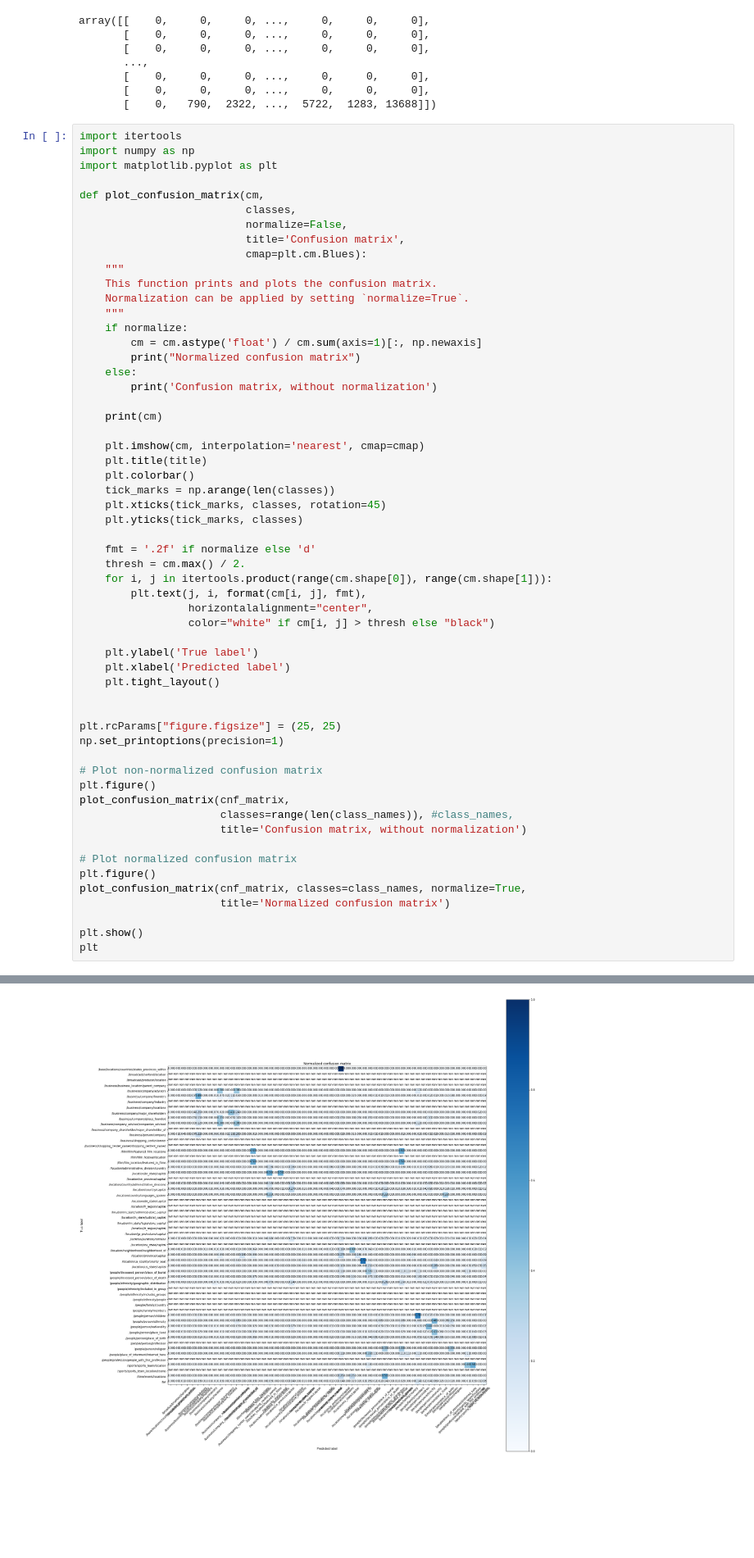
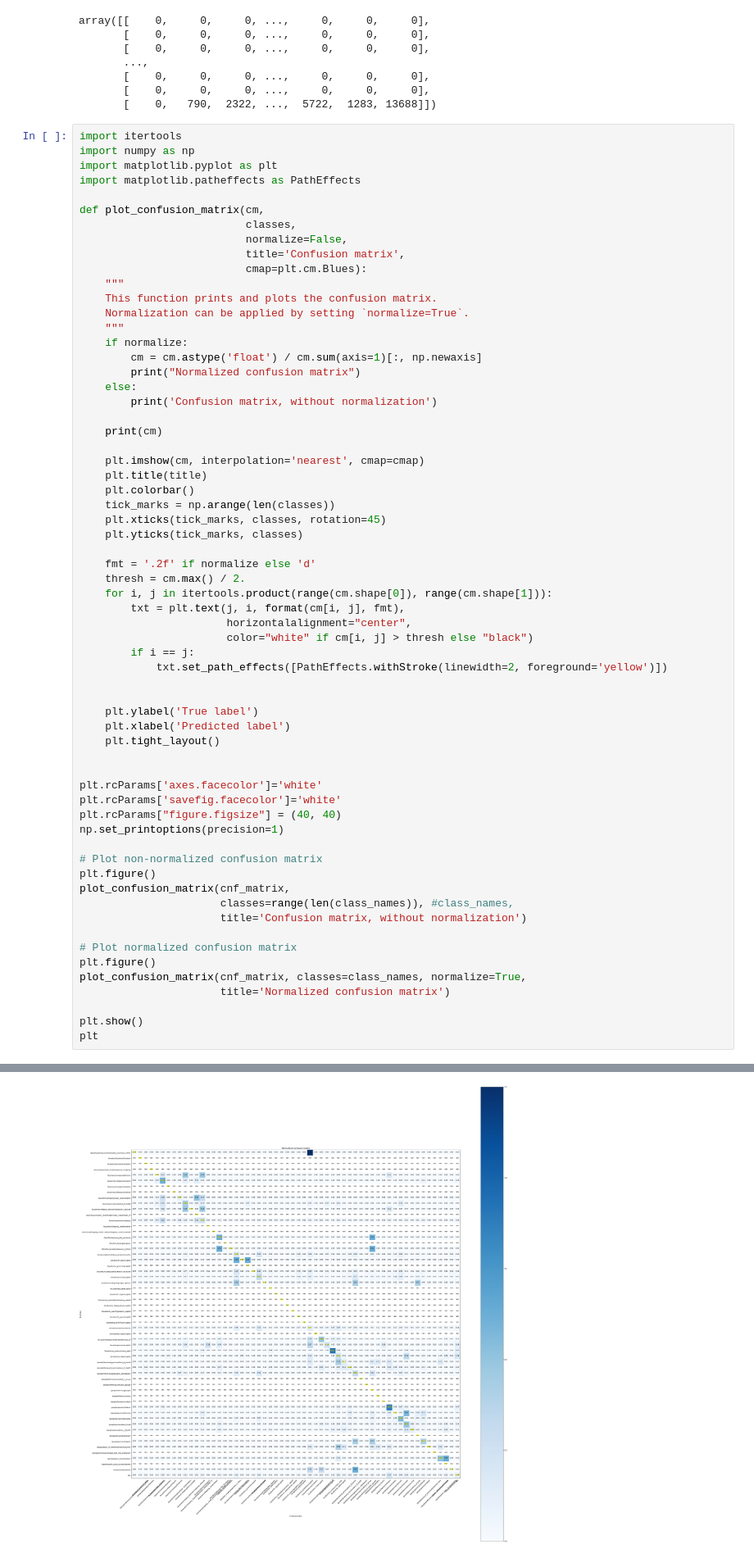
Before and after one commit to antonpetkoff/relation-extraction, a Jupyter notebook: notebooks/log_reg_word_embeddings.ipynb, the cells around one changed output, grey strips where cells are left out. Shown at 82% size. Drawn from its saved outputs; the diff is of its cells as text; blank space fills up the shorter version.

```diff
--- a/notebooks/log_reg_word_embeddings.ipynb
+++ b/notebooks/log_reg_word_embeddings.ipynb
@@ -276,6 +276,7 @@ array([[    0,     0,     0, ...,     0,     0,     0],
 import itertools
 import numpy as np
 import matplotlib.pyplot as plt
+import matplotlib.patheffects as PathEffects
 
 def plot_confusion_matrix(cm,
                           classes,
@@ -304,16 +305,21 @@ def plot_confusion_matrix(cm,
     fmt = '.2f' if normalize else 'd'
     thresh = cm.max() / 2.
     for i, j in itertools.product(range(cm.shape[0]), range(cm.shape[1])):
-        plt.text(j, i, format(cm[i, j], fmt),
-                 horizontalalignment="center",
-                 color="white" if cm[i, j] > thresh else "black")
+        txt = plt.text(j, i, format(cm[i, j], fmt),
+                       horizontalalignment="center",
+                       color="white" if cm[i, j] > thresh else "black")
+        if i == j:
+            txt.set_path_effects([PathEffects.withStroke(linewidth=2, foreground='yellow')])
+
 
     plt.ylabel('True label')
     plt.xlabel('Predicted label')
     plt.tight_layout()
 
 
-plt.rcParams["figure.figsize"] = (25, 25)
+plt.rcParams['axes.facecolor']='white'
+plt.rcParams['savefig.facecolor']='white'
+plt.rcParams["figure.figsize"] = (40, 40)
 np.set_printoptions(precision=1)
 
 # Plot non-normalized confusion matrix
@@ -352,4 +358,4 @@ Normalized confusion matrix
-[figure, old version]
+[figure, new version]
 <module 'matplotlib.pyplot' from '/home/tony/source/relation-extraction/venv/lib/python3.6/site-packages/matplotlib/pyplot.py'>
 # %%
 from sklearn.utils.class_weight import compute_class_weight
```
Also changed, not shown: parts of 1 cell of this notebook.
